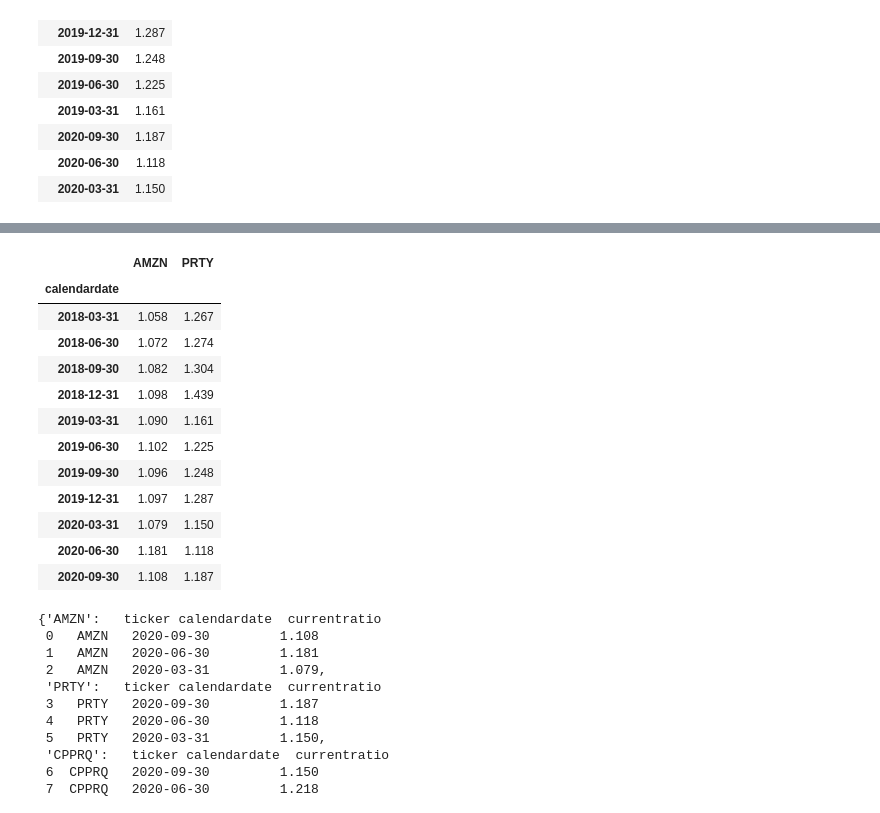
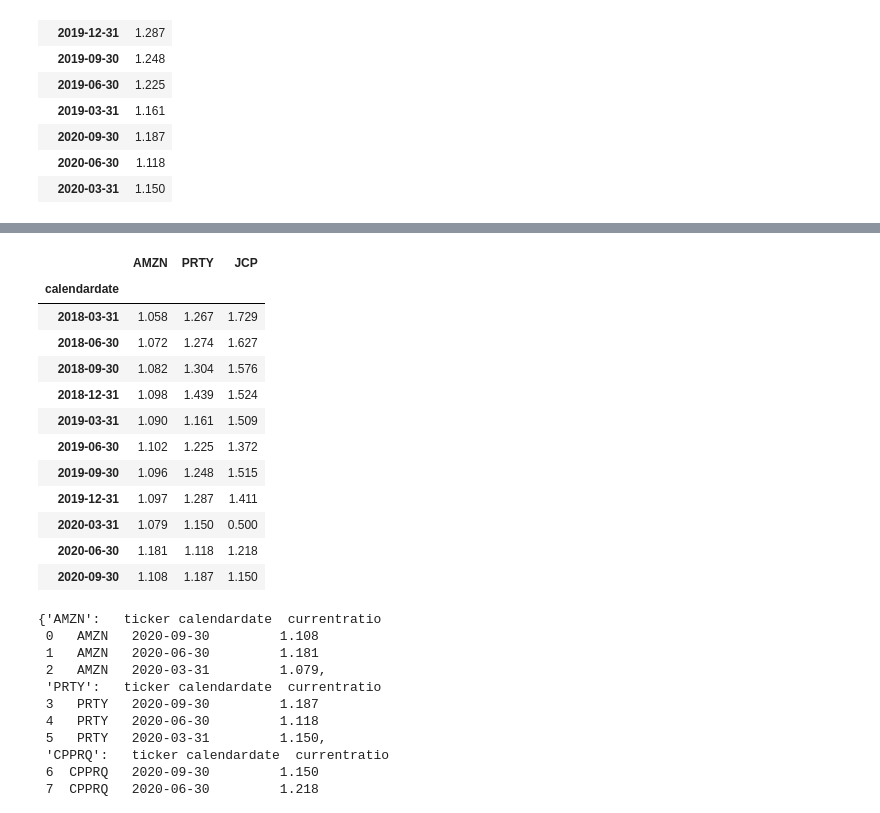
Before and after one commit to youssefabdelwahab/Fintech_Project1, a Jupyter notebook: financial_analysis_kaushik.ipynb, the cells around one changed output, grey strips where cells are left out. Drawn from its saved outputs; the diff is of its cells as text; code cells hidden in the pictures.

```diff
--- a/financial_analysis_kaushik.ipynb
+++ b/financial_analysis_kaushik.ipynb
@@ -334,11 +334,11 @@ all_prty_cr
 | 2020-03-31 | 1.150 |
 # %%
 #JCP CurrentRatio
-all_prty_cr = pd.DataFrame()
+all_cpprq_cr = pd.DataFrame()
 for y in [2018,2019,2020]:
-    all_prty_cr = all_prty_cr.append(current_ratio_ticker_year('PRTY',y))
+    all_cpprq_cr = all_cpprq_cr.append(current_ratio_ticker_year('CPPRQ',y))
 
-all_prty_cr.set_index('calendardate',inplace=True)
-all_prty_cr.drop(columns='ticker',inplace=True)
-all_prty_cr.rename(columns={'currentratio':'PRTY'},inplace=True)
-all_prty_cr
+all_cpprq_cr.set_index('calendardate',inplace=True)
+all_cpprq_cr.drop(columns='ticker',inplace=True)
+all_cpprq_cr.rename(columns={'currentratio':'JCP'},inplace=True)
+all_cpprq_cr
@@ -345,21 +359,21 @@ all_prty_cr
 # %%
 # All Current Ratio
-all_cr = pd.concat([all_amzn_cr,all_prty_cr],axis=1,join ='inner',sort=True)
+all_cr = pd.concat([all_amzn_cr,all_prty_cr,all_cpprq_cr],axis=1,join ='inner',sort=True)
 all_cr
 # %% [output]
-|  | AMZN | PRTY |
-| calendardate |  |  |
-| 2018-03-31 | 1.058 | 1.267 |
-| 2018-06-30 | 1.072 | 1.274 |
-| 2018-09-30 | 1.082 | 1.304 |
-| 2018-12-31 | 1.098 | 1.439 |
-| 2019-03-31 | 1.090 | 1.161 |
-| 2019-06-30 | 1.102 | 1.225 |
-| 2019-09-30 | 1.096 | 1.248 |
-| 2019-12-31 | 1.097 | 1.287 |
-| 2020-03-31 | 1.079 | 1.150 |
-| 2020-06-30 | 1.181 | 1.118 |
-| 2020-09-30 | 1.108 | 1.187 |
+|  | AMZN | PRTY | JCP |
+| calendardate |  |  |  |
+| 2018-03-31 | 1.058 | 1.267 | 1.729 |
+| 2018-06-30 | 1.072 | 1.274 | 1.627 |
+| 2018-09-30 | 1.082 | 1.304 | 1.576 |
+| 2018-12-31 | 1.098 | 1.439 | 1.524 |
+| 2019-03-31 | 1.090 | 1.161 | 1.509 |
+| 2019-06-30 | 1.102 | 1.225 | 1.372 |
+| 2019-09-30 | 1.096 | 1.248 | 1.515 |
+| 2019-12-31 | 1.097 | 1.287 | 1.411 |
+| 2020-03-31 | 1.079 | 1.150 | 0.500 |
+| 2020-06-30 | 1.181 | 1.118 | 1.218 |
+| 2020-09-30 | 1.108 | 1.187 | 1.150 |
 # %%
 # All CurrentRatio
 all_cr = pd.DataFrame()
```
Also changed, not shown: parts of 3 cells of this notebook.
